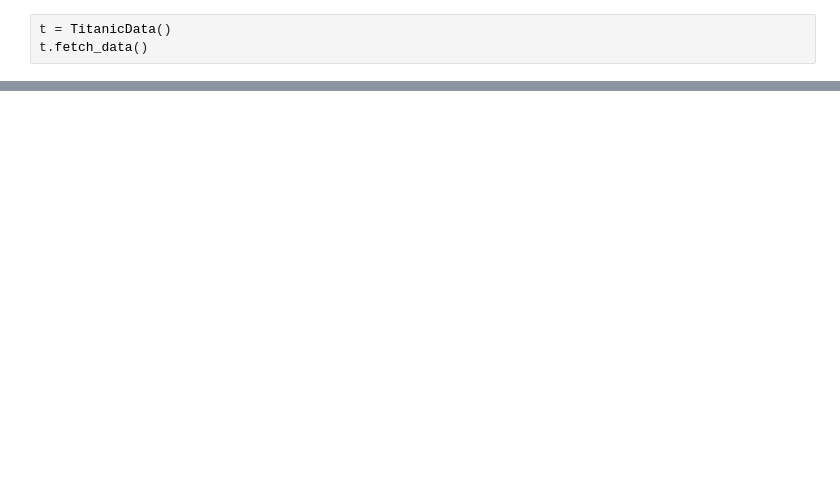
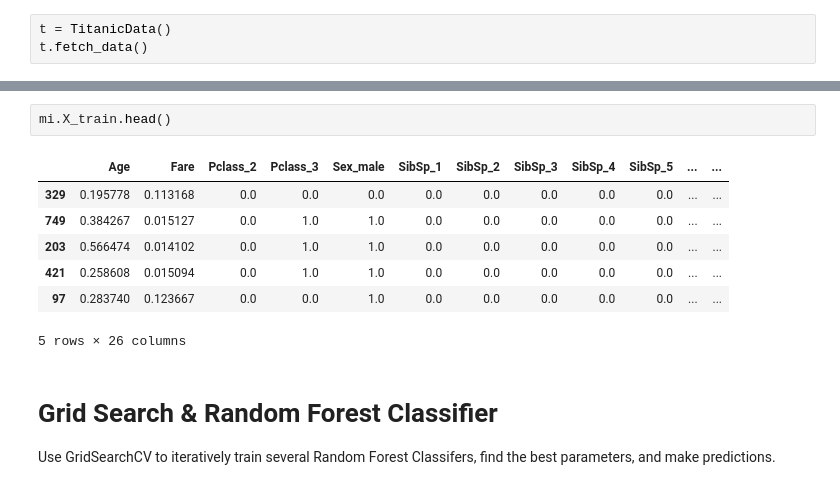
Before and after one commit to magdiel85281/titanic, a Jupyter notebook: src/eda.ipynb, the cells around one changed output, grey strips where cells are left out. Cells and saved outputs as stored; diff of their text form; blank space fills up the shorter version.

```diff
--- a/src/eda.ipynb
+++ b/src/eda.ipynb
@@ -17,0 +85,13 @@ t.data.head()
+# %%
+mi.X_train.head()
+# %% [output]
+|  | Age | Fare | Pclass_2 | Pclass_3 | Sex_male | SibSp_1 | SibSp_2 | SibSp_3 | SibSp_4 | SibSp_5 | ... | ... |
+| 329 | 0.195778 | 0.113168 | 0.0 | 0.0 | 0.0 | 0.0 | 0.0 | 0.0 | 0.0 | 0.0 | ... | ... |
+| 749 | 0.384267 | 0.015127 | 0.0 | 1.0 | 1.0 | 0.0 | 0.0 | 0.0 | 0.0 | 0.0 | ... | ... |
+| 203 | 0.566474 | 0.014102 | 0.0 | 1.0 | 1.0 | 0.0 | 0.0 | 0.0 | 0.0 | 0.0 | ... | ... |
+| 421 | 0.258608 | 0.015094 | 0.0 | 1.0 | 1.0 | 0.0 | 0.0 | 0.0 | 0.0 | 0.0 | ... | ... |
+| 97 | 0.283740 | 0.123667 | 0.0 | 0.0 | 1.0 | 0.0 | 0.0 | 0.0 | 0.0 | 0.0 | ... | ... |
+5 rows × 26 columns
+# %% [markdown]
+# Grid Search & Random Forest Classifier
+Use GridSearchCV to iteratively train several Random Forest Classifers, find the best parameters, and make predictions.
```
Also changed, not shown: parts of 23 cells of this notebook, 1 other file.
